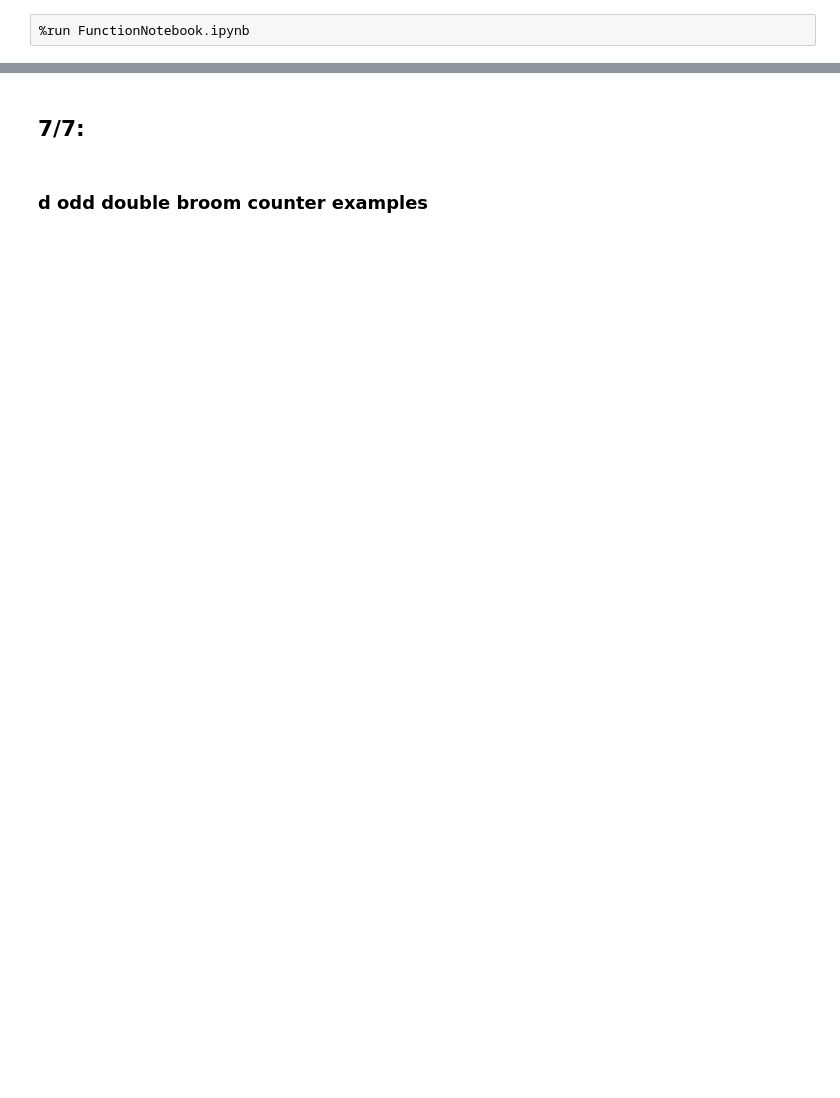
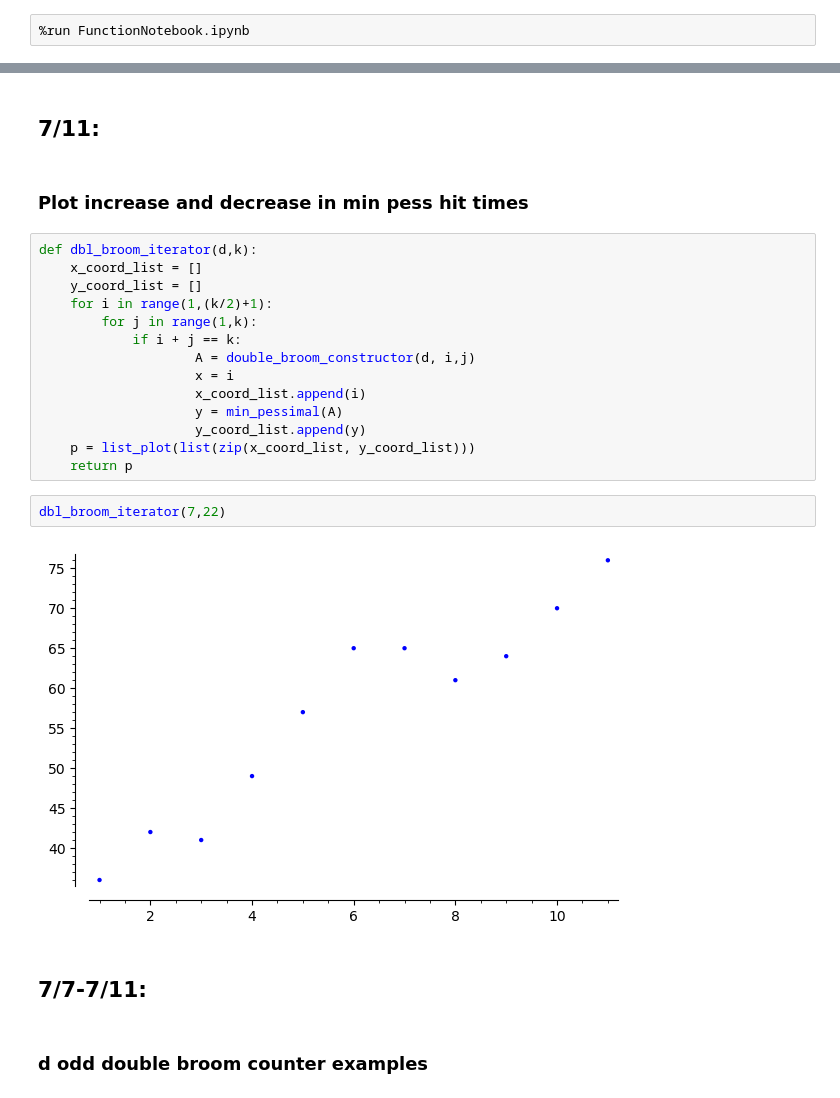
Before and after one commit to Sniggiho/myx, a Jupyter notebook: DailyScratchWork.ipynb, the cells around one changed output, grey strips where cells are left out. Drawn from its saved outputs; the diff is of its cells as text; blank space fills up the shorter version.

```diff
--- a/DailyScratchWork.ipynb
+++ b/DailyScratchWork.ipynb
@@ -3,5 +400,27 @@
+# %% [markdown]
+## 7/11:
+# %% [markdown]
+### Plot increase and decrease in min pess hit times
+# %%
+def dbl_broom_iterator(d,k):
+    x_coord_list = []
+    y_coord_list = []
+    for i in range(1,(k/2)+1):
+        for j in range(1,k):
+            if i + j == k:
+                    A = double_broom_constructor(d, i,j)
+                    x = i
+                    x_coord_list.append(i)
+                    y = min_pessimal(A)
+                    y_coord_list.append(y)
+    p = list_plot(list(zip(x_coord_list, y_coord_list)))
+    return p
+# %%
+dbl_broom_iterator(7,22)
+# %% [output]
+[figure, added]
 # %% [markdown]
-## 7/7:
+## 7/7-7/11:
 # %% [markdown]
 ### d odd double broom counter examples
 # %%
```
Also changed, not shown: parts of 6 cells of this notebook.
